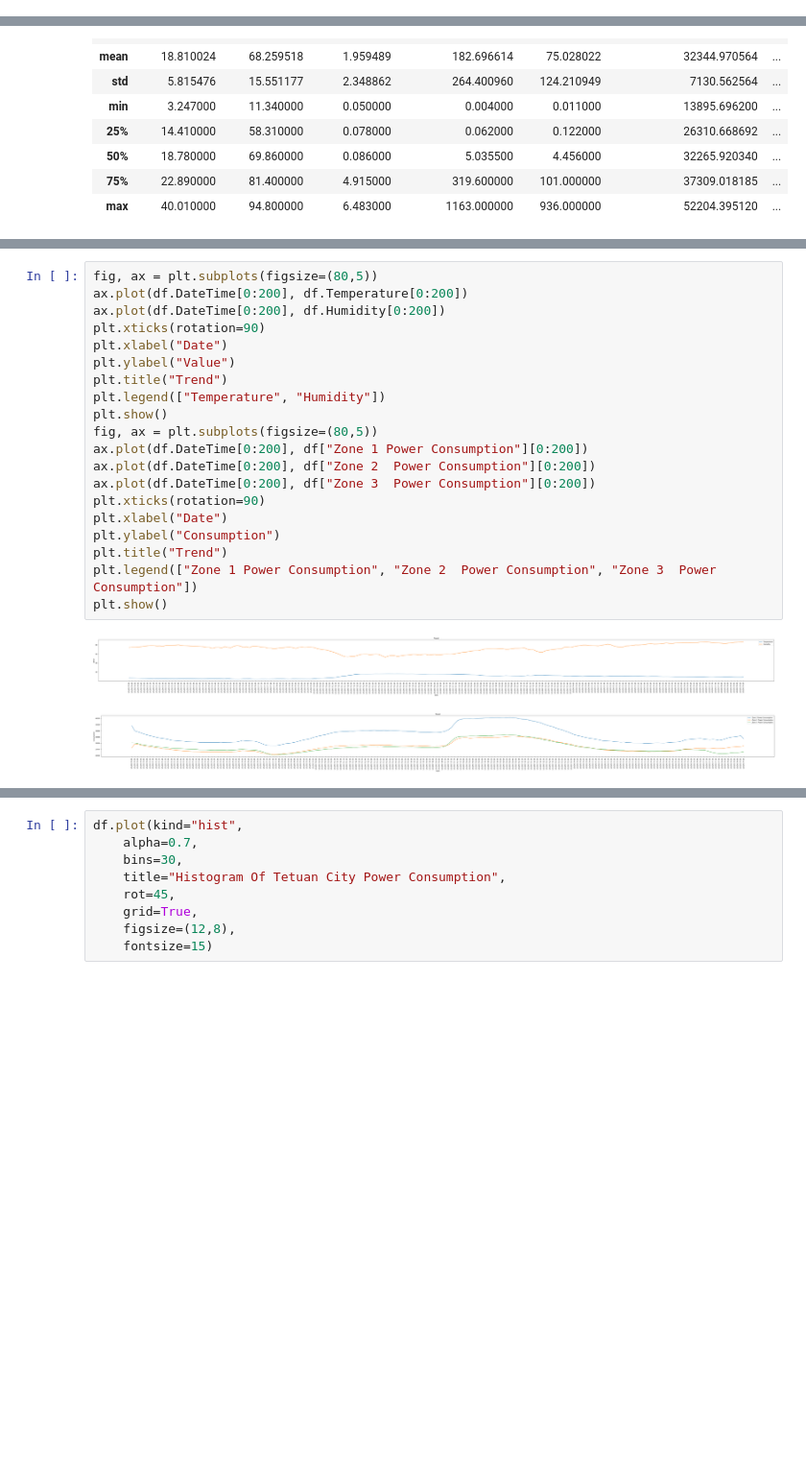
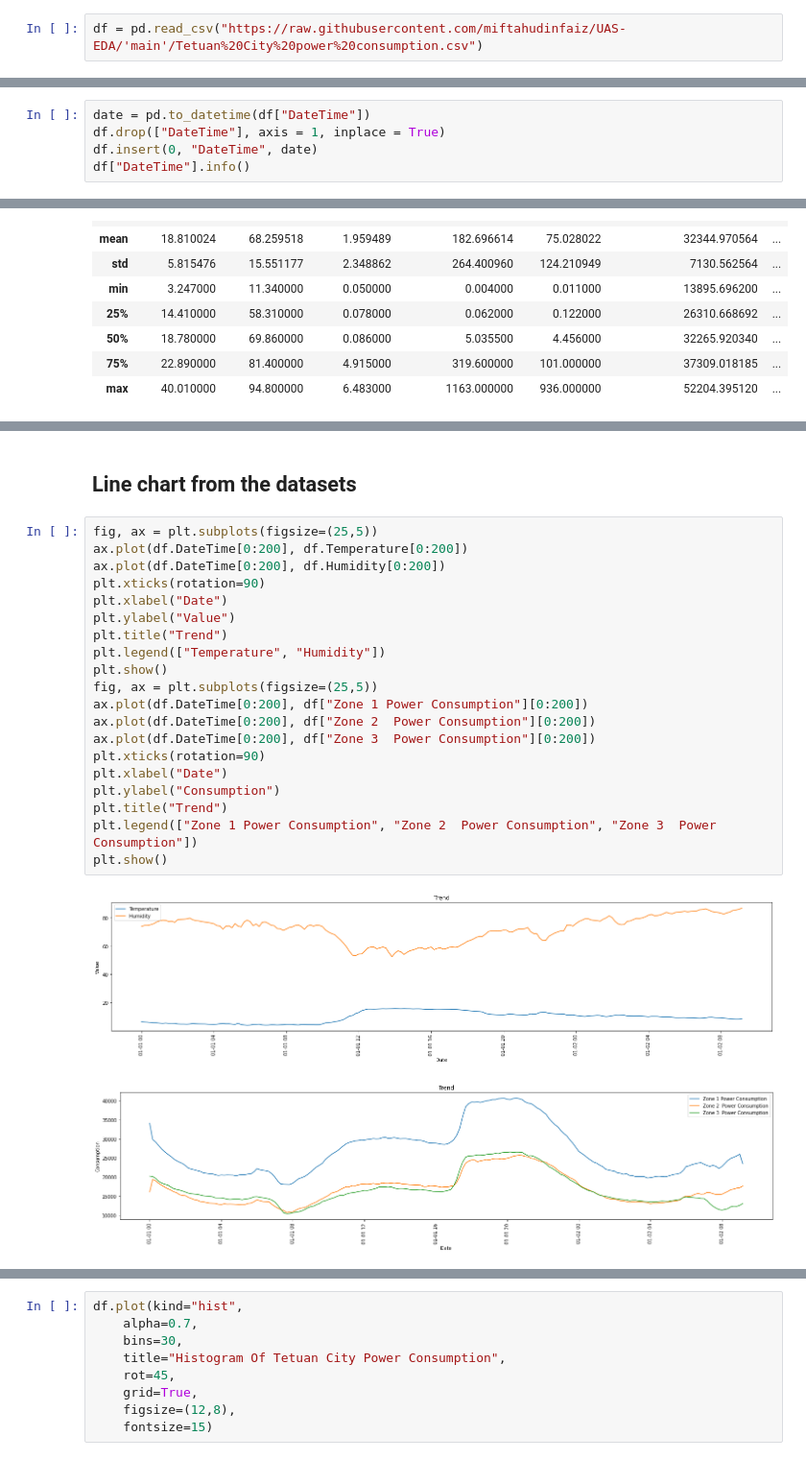
Before and after one commit to miftahudinfaiz/UAS-EDA, a Jupyter notebook: EDA.ipynb, the cells around one changed output, grey strips where cells are left out. Shown at 96% size. Saved outputs shown, nothing was run; the diff lists cells and outputs as text; blank space fills up the shorter version.

```diff
--- a/EDA.ipynb
+++ b/EDA.ipynb
@@ -31,0 +21,2 @@ print(df)
+# %%
+df = pd.read_csv("https://raw.githubusercontent.com/miftahudinfaiz/UAS-EDA/'main'/Tetuan%20City%20power%20consumption.csv")
@@ -31,0 +95,5 @@ print(df)
+# %%
+date = pd.to_datetime(df["DateTime"])
+df.drop(["DateTime"], axis = 1, inplace = True)
+df.insert(0, "DateTime", date)
+df["DateTime"].info()
@@ -78,23 +191,25 @@ dfScatter("Wind Speed")
+# %% [markdown]
+## **Line chart from the datasets**
 # %%
-fig, ax = plt.subplots(figsize=(80,5))
+fig, ax = plt.subplots(figsize=(25,5))
 ax.plot(df.DateTime[0:200], df.Temperature[0:200])
 ax.plot(df.DateTime[0:200], df.Humidity[0:200])
 plt.xticks(rotation=90)
 plt.xlabel("Date")
 plt.ylabel("Value")
 plt.title("Trend")
 plt.legend(["Temperature", "Humidity"])
 plt.show()
-fig, ax = plt.subplots(figsize=(80,5))
+fig, ax = plt.subplots(figsize=(25,5))
 ax.plot(df.DateTime[0:200], df["Zone 1 Power Consumption"][0:200])
 ax.plot(df.DateTime[0:200], df["Zone 2  Power Consumption"][0:200])
 ax.plot(df.DateTime[0:200], df["Zone 3  Power Consumption"][0:200])
 plt.xticks(rotation=90)
 plt.xlabel("Date")
 plt.ylabel("Consumption")
 plt.title("Trend")
 plt.legend(["Zone 1 Power Consumption", "Zone 2  Power Consumption", "Zone 3  Power Consumption"])
 plt.show()
 # %% [output]
-[figure, old version]
+[figure, new version]
-[figure, old version]
+[figure, new version]
```
Also changed, not shown: parts of 48 cells of this notebook.
